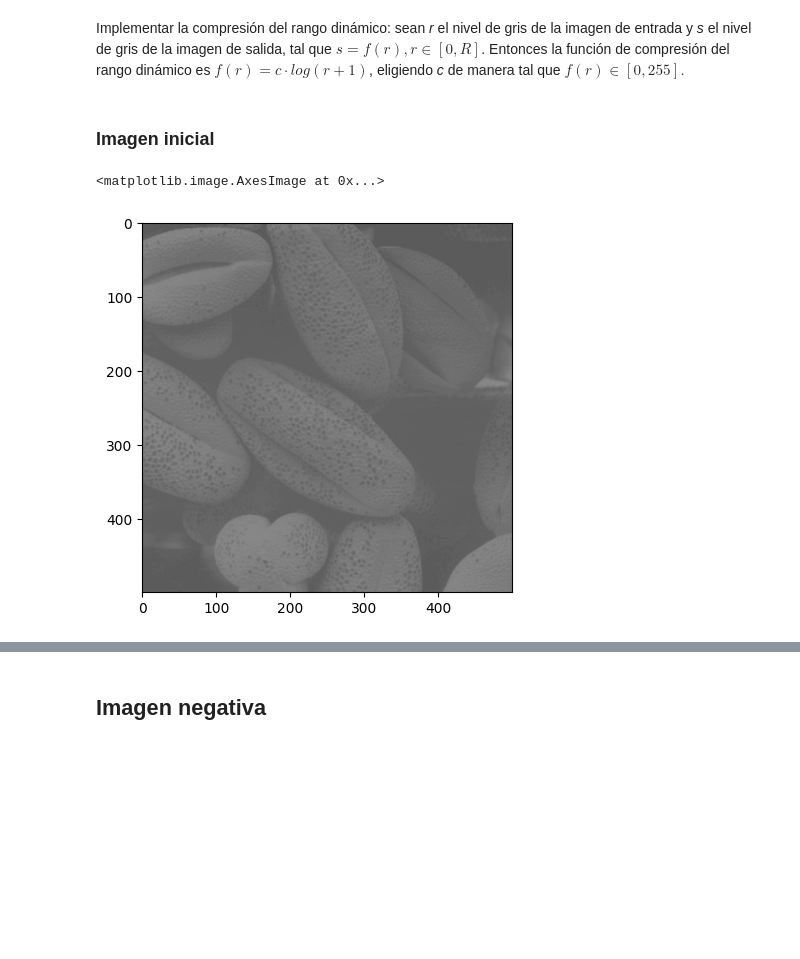
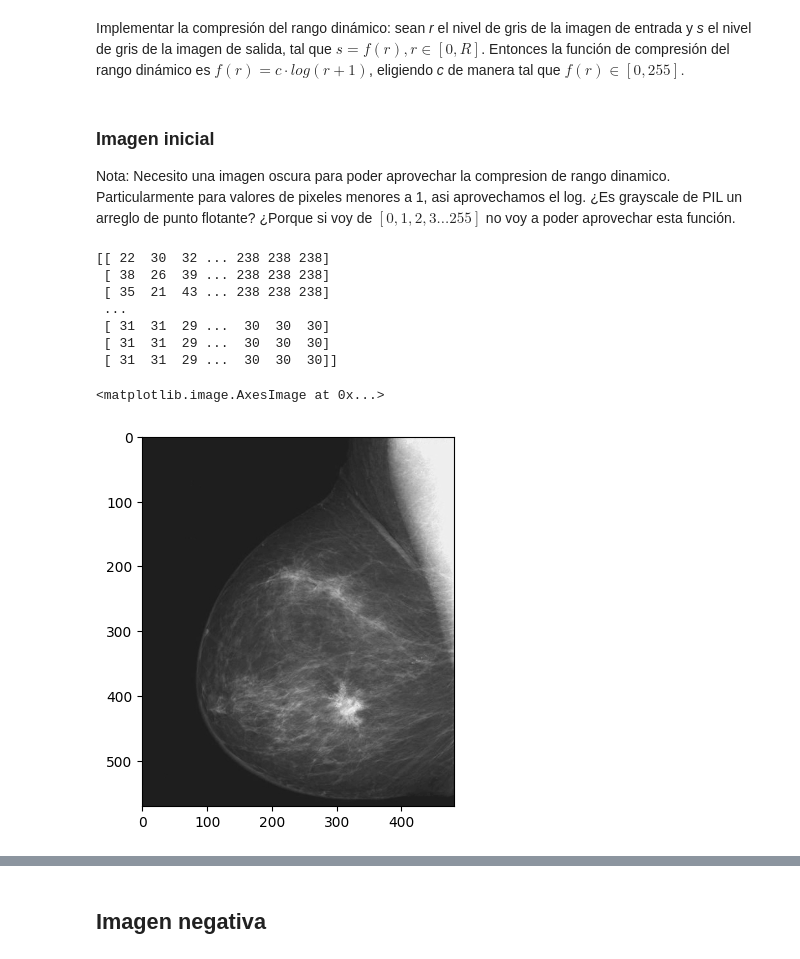
Before and after one commit to ollinurb/elementos-reconocimiento-visual, a Jupyter notebook: practica_1.ipynb, the cells around one changed output, grey strips where cells are left out. Saved outputs shown, nothing was run; the diff lists cells and outputs as text; code cells hidden in the pictures; blank space fills up the shorter version.

```diff
--- a/practica_1.ipynb
+++ b/practica_1.ipynb
@@ -17,7 +12,21 @@ imagen_comp = np.log(array_imagen + 1) * c
 # %% [markdown]
 ### Imagen inicial
+
+Nota: Necesito una imagen oscura para poder aprovechar la compresion de rango dinamico.
+Particularmente para valores de pixeles menores a 1, asi aprovechamos el log. ¿Es grayscale de PIL un arreglo de punto flotante? ¿Porque si voy de $[0,1,2,3...255]$ no voy a poder aprovechar esta función.
-# %%
-plt.imshow(array_imagen,cmap='gray', vmin=0, vmax=255)
-# %% [output]
-<matplotlib.image.AxesImage at 0x...>
-[figure, removed]
+# %%
+imagen = Image.open("1_Introduccion/imagenes_contraste/manografia.jpg")
+imagen = imagen.convert("L")
+array_imagen = np.array(imagen)
+print(array_imagen)
+plt.imshow(array_imagen,cmap='gray', vmin=0, vmax=255)
+# %% [output]
+[[ 22  30  32 ... 238 238 238]
+ [ 38  26  39 ... 238 238 238]
+ [ 35  21  43 ... 238 238 238]
+ ...
+ [ 31  31  29 ...  30  30  30]
+ [ 31  31  29 ...  30  30  30]
+ [ 31  31  29 ...  30  30  30]]
+<matplotlib.image.AxesImage at 0x...>
+[figure, added]
```
Also changed, not shown: parts of 15 cells of this notebook, 1 other file.
